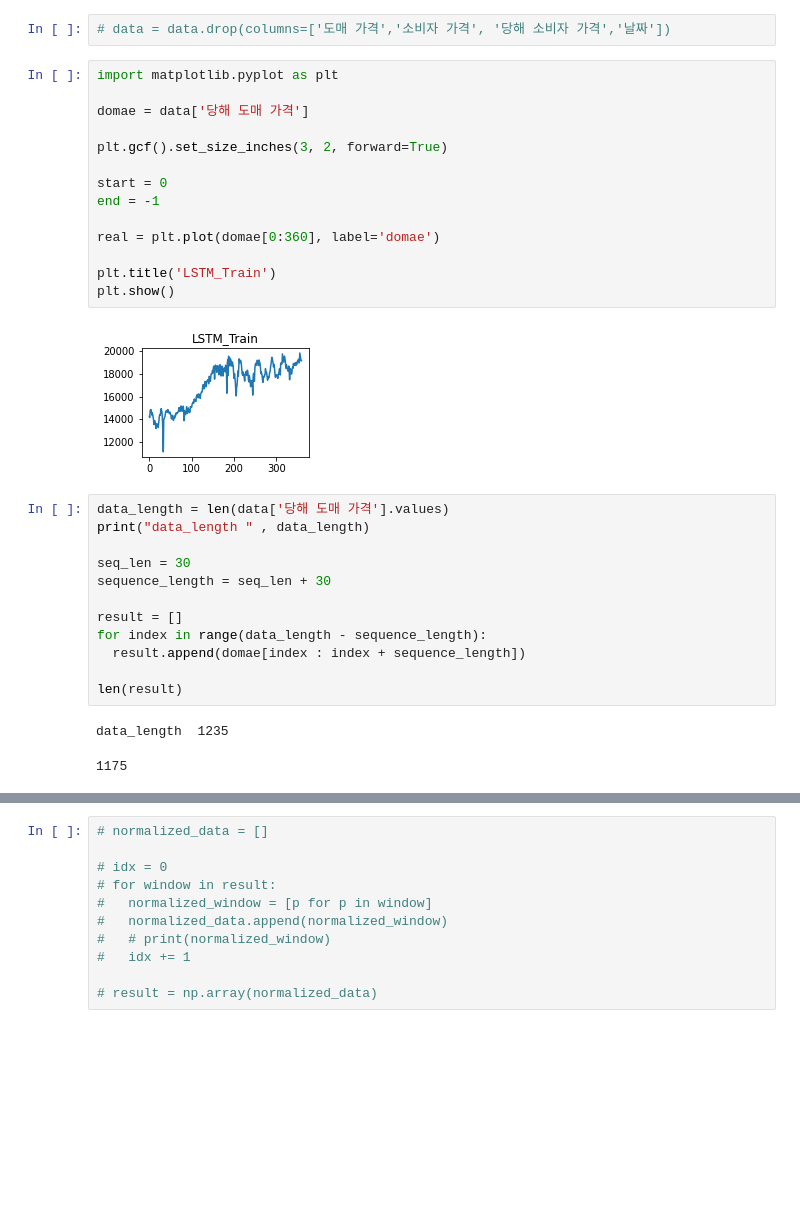
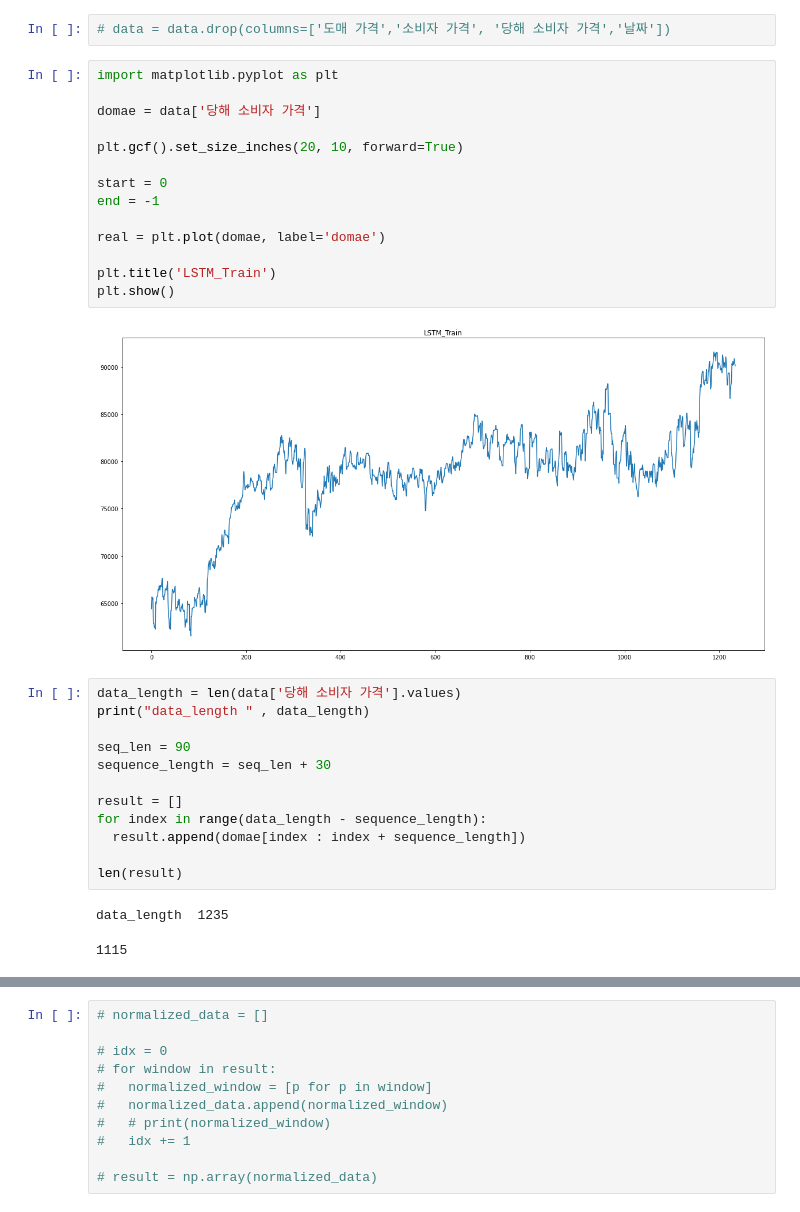
Before and after one commit to KxxHyoRim/KoreanCow_Suppy_Demand_Prediction, a Jupyter notebook: Korean_cow_predict_only_price_feature.ipynb, the cells around one changed output, grey strips where cells are left out. Saved outputs shown, nothing was run; the diff lists cells and outputs as text; blank space fills up the shorter version.

```diff
--- a/Korean_cow_predict_only_price_feature.ipynb
+++ b/Korean_cow_predict_only_price_feature.ipynb
@@ -32,24 +27,24 @@ data.shape
 # %%
 import matplotlib.pyplot as plt
 
-domae = data['당해 도매 가격']
+domae = data['당해 소비자 가격']
 
-plt.gcf().set_size_inches(3, 2, forward=True)
+plt.gcf().set_size_inches(20, 10, forward=True)
 
 start = 0
 end = -1
 
-real = plt.plot(domae[0:360], label='domae')
+real = plt.plot(domae, label='domae')
 
 plt.title('LSTM_Train')
 plt.show()
 # %% [output]
-[figure, old version]
+[figure, new version]
 # %%
-data_length = len(data['당해 도매 가격'].values)
+data_length = len(data['당해 소비자 가격'].values)
 print("data_length " , data_length)
 
-seq_len = 30
+seq_len = 90
 sequence_length = seq_len + 30
 
 result = []
@@ -59,6 +54,6 @@ for index in range(data_length - sequence_length):
 len(result)
 # %% [output]
 data_length  1235
-1175
+1115
 # %%
 normalized_data = []
```
Also changed, not shown: parts of 14 cells of this notebook.
